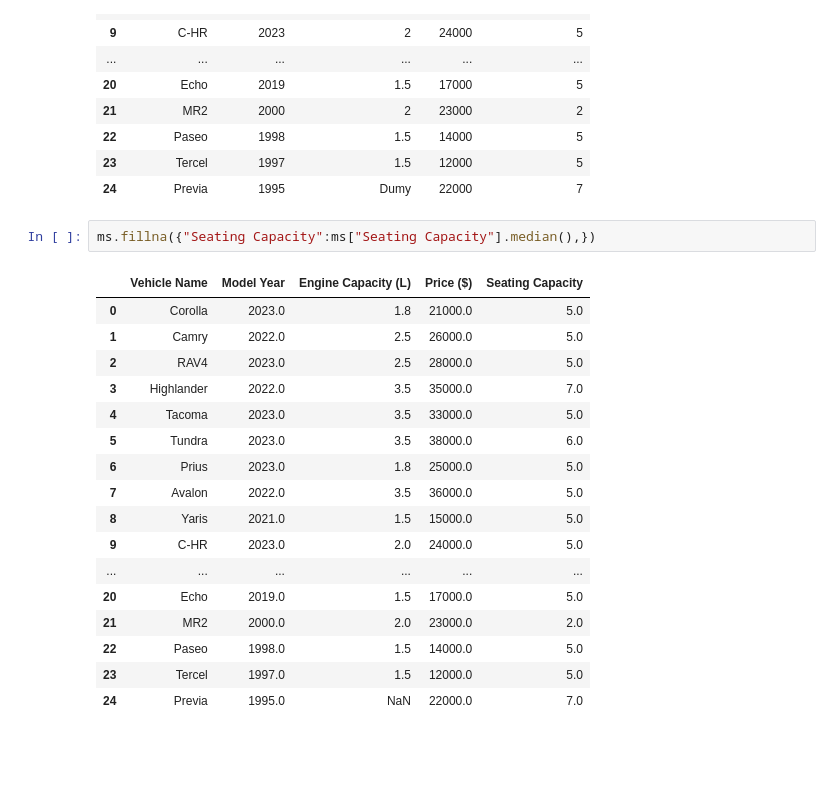
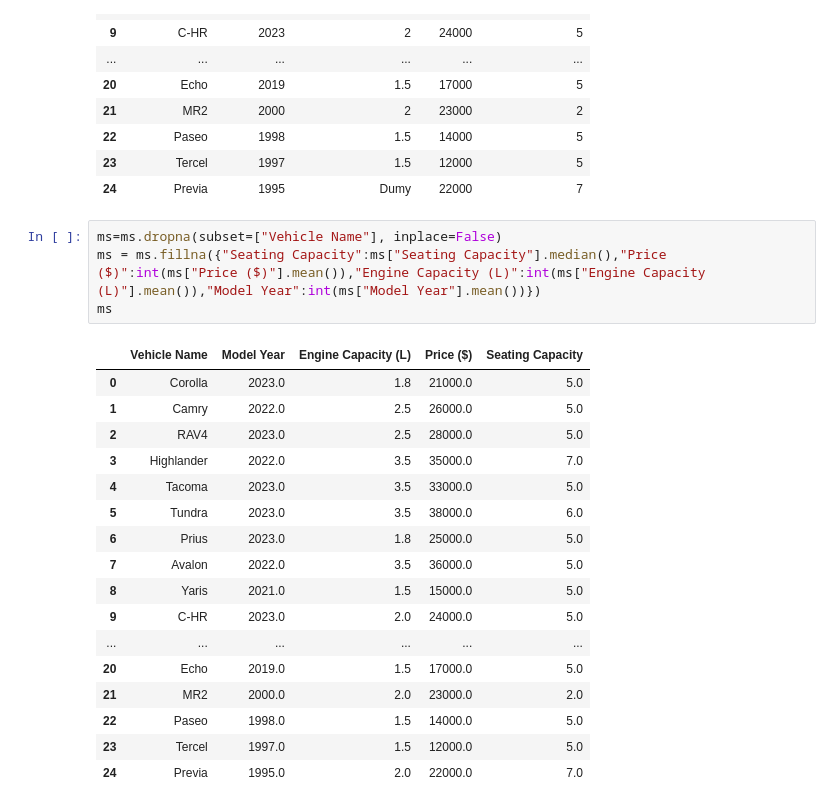
Before and after one commit to M-Hamza-Rao/Pandas-Practice, a Jupyter notebook: Pandas_Practice.ipynb, the cells around one changed output. Drawn from its saved outputs; the diff is of its cells as text; blank space fills up the shorter version.

Commit message:
Fillna

```diff
--- a/Pandas_Practice.ipynb
+++ b/Pandas_Practice.ipynb
@@ -536,22 +536,24 @@ ms.fillna("Dumy")
 | 23 | Tercel | 1997 | 1.5 | 12000 | 5 |
 | 24 | Previa | 1995 | Dumy | 22000 | 7 |
 # %%
-ms.fillna({"Seating Capacity":ms["Seating Capacity"].median(),})
+ms=ms.dropna(subset=["Vehicle Name"], inplace=False)
+ms = ms.fillna({"Seating Capacity":ms["Seating Capacity"].median(),"Price ($)":int(ms["Price ($)"].mean()),"Engine Capacity (L)":int(ms["Engine Capacity (L)"].mean()),"Model Year":int(ms["Model Year"].mean())})
+ms
 # %% [output]
 |  | Vehicle Name | Model Year | Engine Capacity (L) | Price ($) | Seating Capacity |
 | 0 | Corolla | 2023.0 | 1.8 | 21000.0 | 5.0 |
 | 1 | Camry | 2022.0 | 2.5 | 26000.0 | 5.0 |
 | 2 | RAV4 | 2023.0 | 2.5 | 28000.0 | 5.0 |
 | 3 | Highlander | 2022.0 | 3.5 | 35000.0 | 7.0 |
 | 4 | Tacoma | 2023.0 | 3.5 | 33000.0 | 5.0 |
 | 5 | Tundra | 2023.0 | 3.5 | 38000.0 | 6.0 |
 | 6 | Prius | 2023.0 | 1.8 | 25000.0 | 5.0 |
 | 7 | Avalon | 2022.0 | 3.5 | 36000.0 | 5.0 |
 | 8 | Yaris | 2021.0 | 1.5 | 15000.0 | 5.0 |
 | 9 | C-HR | 2023.0 | 2.0 | 24000.0 | 5.0 |
 | ... | ... | ... | ... | ... | ... |
 | 20 | Echo | 2019.0 | 1.5 | 17000.0 | 5.0 |
 | 21 | MR2 | 2000.0 | 2.0 | 23000.0 | 2.0 |
 | 22 | Paseo | 1998.0 | 1.5 | 14000.0 | 5.0 |
 | 23 | Tercel | 1997.0 | 1.5 | 12000.0 | 5.0 |
-| 24 | Previa | 1995.0 | NaN | 22000.0 | 7.0 |
+| 24 | Previa | 1995.0 | 2.0 | 22000.0 | 7.0 |
```
